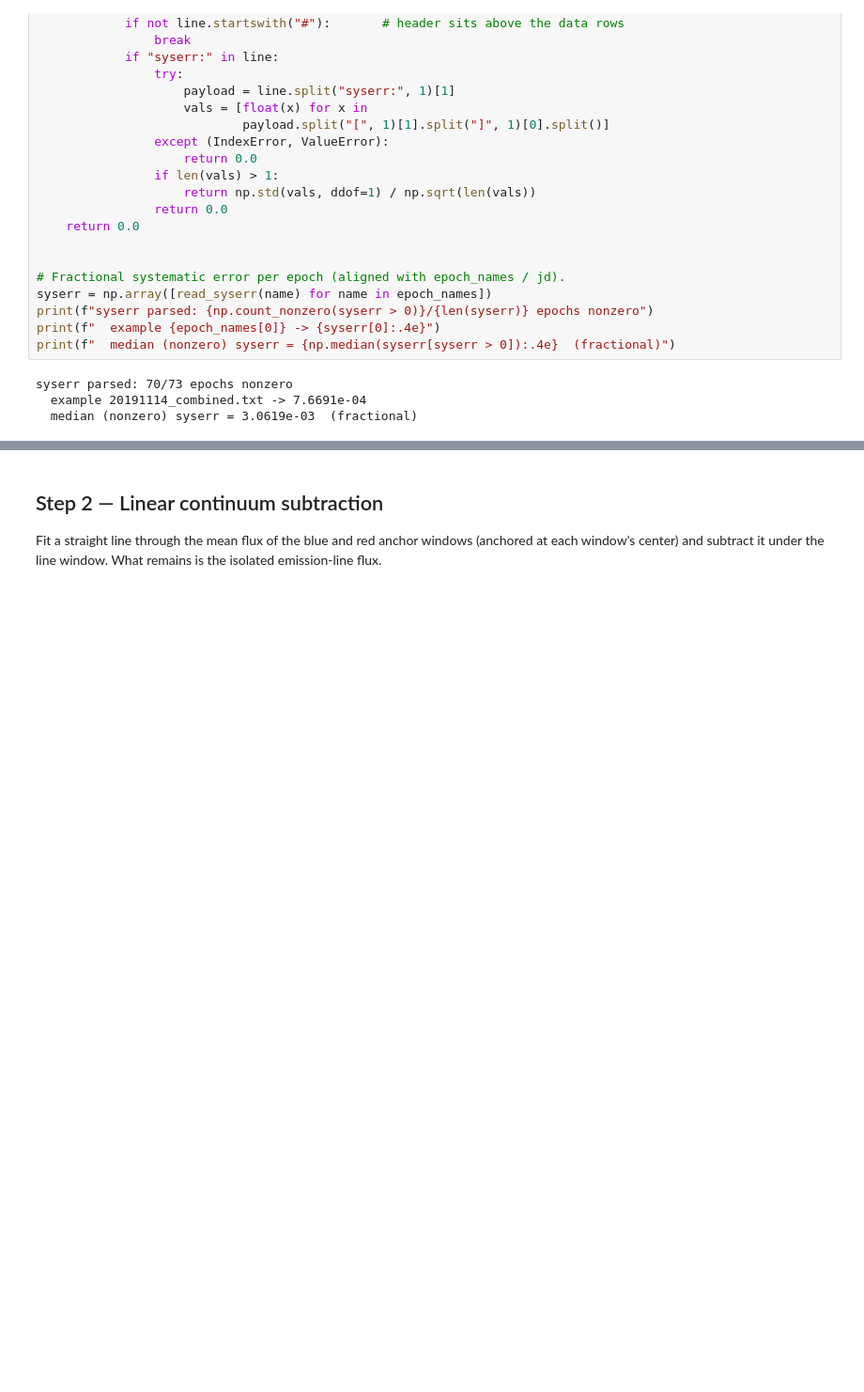
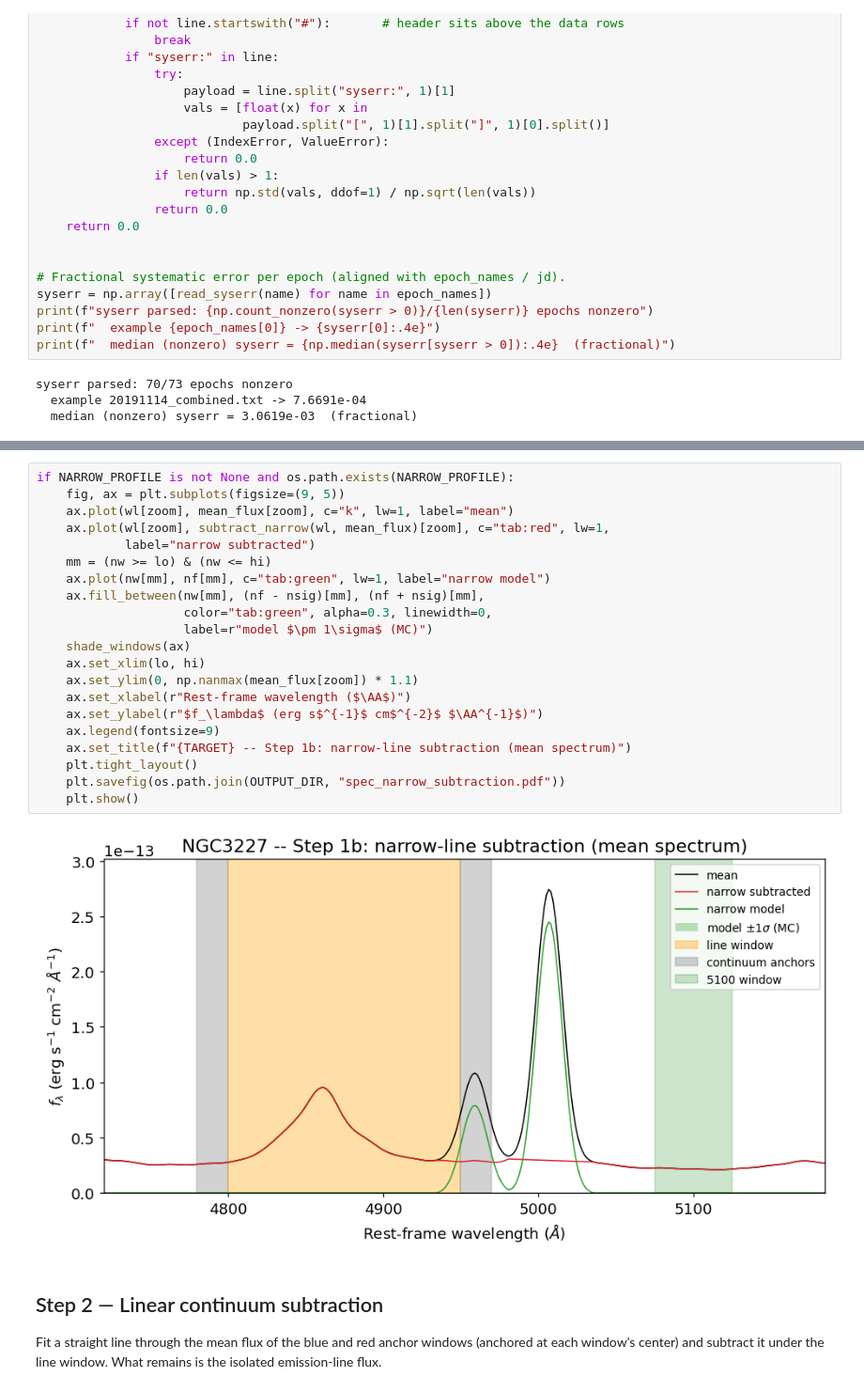
Before and after one commit to kaiwen-kakuiii/reu_2026, a Jupyter notebook: spec_lc_pipeline.ipynb, the cells around one changed output, grey strips where cells are left out. Shown at 94% size. Cells and saved outputs as stored; diff of their text form; blank space fills up the shorter version.

```diff
--- a/spec_lc_pipeline.ipynb
+++ b/spec_lc_pipeline.ipynb
@@ -280,3 +382,26 @@ plt.show()
+# %%
+if NARROW_PROFILE is not None and os.path.exists(NARROW_PROFILE):
+    fig, ax = plt.subplots(figsize=(9, 5))
+    ax.plot(wl[zoom], mean_flux[zoom], c="k", lw=1, label="mean")
+    ax.plot(wl[zoom], subtract_narrow(wl, mean_flux)[zoom], c="tab:red", lw=1,
+            label="narrow subtracted")
+    mm = (nw >= lo) & (nw <= hi)
+    ax.plot(nw[mm], nf[mm], c="tab:green", lw=1, label="narrow model")
+    ax.fill_between(nw[mm], (nf - nsig)[mm], (nf + nsig)[mm],
+                    color="tab:green", alpha=0.3, linewidth=0,
+                    label=r"model $\pm 1\sigma$ (MC)")
+    shade_windows(ax)
+    ax.set_xlim(lo, hi)
+    ax.set_ylim(0, np.nanmax(mean_flux[zoom]) * 1.1)
+    ax.set_xlabel(r"Rest-frame wavelength ($\AA$)")
+    ax.set_ylabel(r"$f_\lambda$ (erg s$^{-1}$ cm$^{-2}$ $\AA^{-1}$)")
+    ax.legend(fontsize=9)
+    ax.set_title(f"{TARGET} -- Step 1b: narrow-line subtraction (mean spectrum)")
+    plt.tight_layout()
+    plt.savefig(os.path.join(OUTPUT_DIR, "spec_narrow_subtraction.pdf"))
+    plt.show()
+# %% [output]
+[figure, added]
 # %% [markdown]
 ## Step 2 — Linear continuum subtraction
 
```
Also changed, not shown: parts of 14 cells of this notebook, 2 other files.
